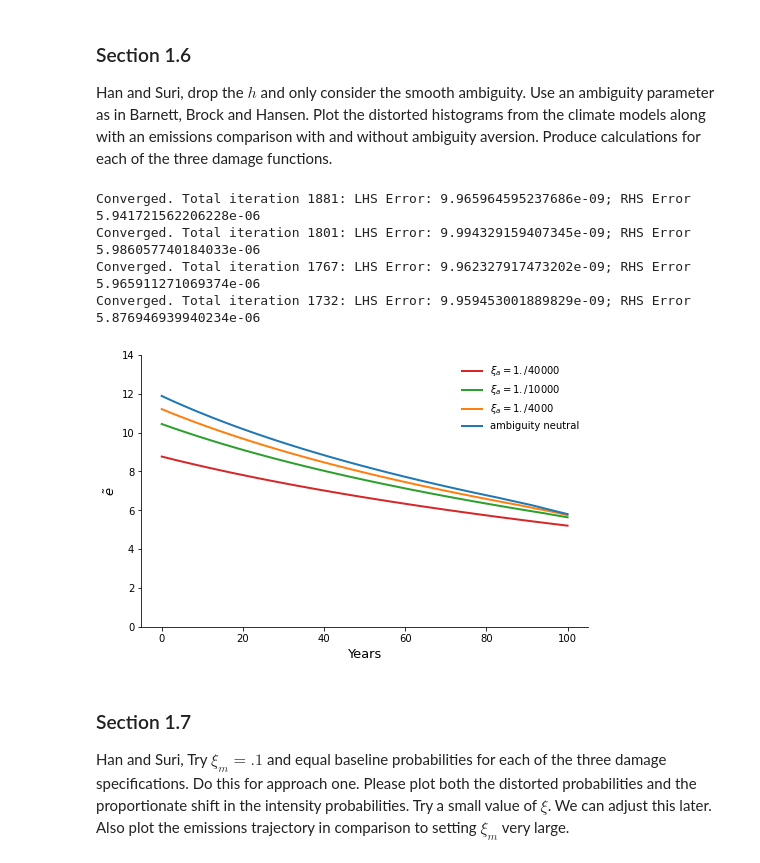
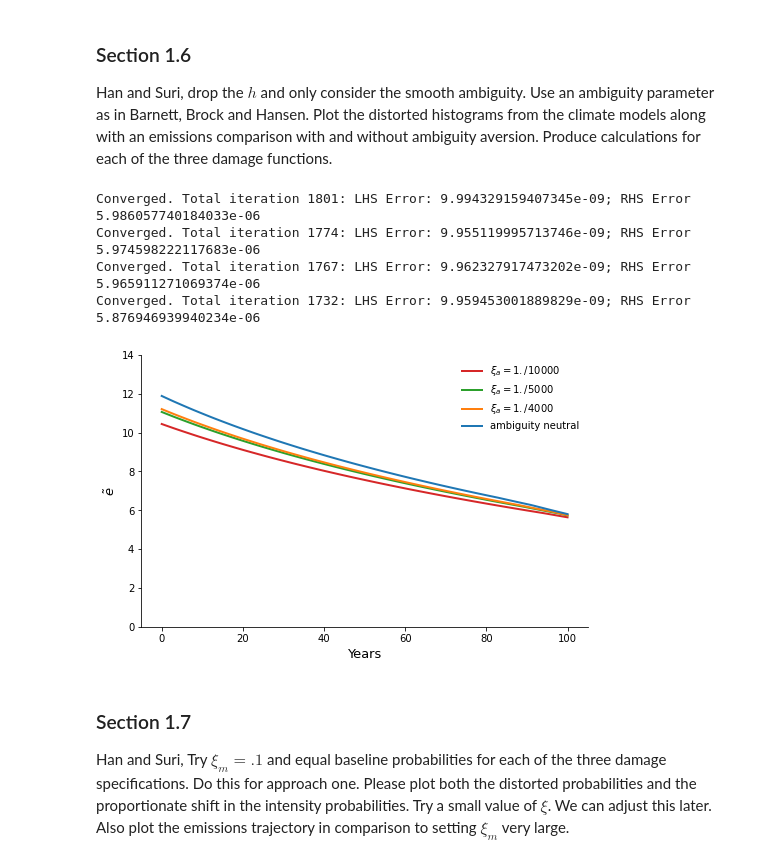
Before and after one commit to lphansen/ClimateUncertaintySpillover, a Jupyter notebook: notebook/experiment_plots.ipynb, the cells around one changed output. Saved outputs shown, nothing was run; the diff lists cells and outputs as text; code cells hidden in the pictures.

```diff
--- a/notebook/experiment_plots.ipynb
+++ b/notebook/experiment_plots.ipynb
@@ -100,7 +121,7 @@ Han and Suri, drop the $h$ and only consider the smooth ambiguity. Use an ambigu
 # Turn off misspecification
 
 ξ_1m = 1000.
-ξ_a_list = [1./40000, 1./10000, 1./4000, 1000]
+ξ_a_list = [1./10000, 1./5000, 1./4000, 1000]
 
 η = .032
 δ = .01
@@ -127,8 +148,8 @@ for ξ_a in ξ_a_list:
     e_tilde_list.append(model_res['e_tilde'])
     πc_list.append(model_res['πc'])
 # %% [output]
-Converged. Total iteration 1881: LHS Error: 9.965964595237686e-09; RHS Error 5.941721562206228e-06
 Converged. Total iteration 1801: LHS Error: 9.994329159407345e-09; RHS Error 5.986057740184033e-06
+Converged. Total iteration 1774: LHS Error: 9.955119995713746e-09; RHS Error 5.974598222117683e-06
 Converged. Total iteration 1767: LHS Error: 9.962327917473202e-09; RHS Error 5.965911271069374e-06
 Converged. Total iteration 1732: LHS Error: 9.959453001889829e-09; RHS Error 5.876946939940234e-06
 # %%
@@ -154,17 +175,17 @@ def draw_from_distribution(θ, π, num=100_000):
     return res[res!=0]
 # %%
 plt.figure(figsize=(8, 5))
-plt.plot(et_tilde_distorted_tiny, color='C3', label=r'$\xi_a = 1./40000$', linewidth=2.)
-plt.plot(et_tilde_distorted_small, color='C2', label=r'$\xi_a = 1./10000$', linewidth=2.)
+plt.plot(et_tilde_distorted_tiny, color='C3', label=r'$\xi_a = 1./10000$', linewidth=2.)
+plt.plot(et_tilde_distorted_small, color='C2', label=r'$\xi_a = 1./5000$', linewidth=2.)
 plt.plot(et_tilde_distorted, color='C1', label=r'$\xi_a = 1./4000$', linewidth=2.)
 plt.plot(et_tilde_baseline, color='C0', label='ambiguity neutral', linewidth=2.)
 plt.xlabel('Years', fontsize=13)
 plt.ylabel(r'$\tilde{e}$', fontsize=13)
 plt.legend(frameon=False, loc='upper right')
 plt.ylim(0, 14)
 plt.savefig('../plots/experiment/figure_2_weighted.pdf')
 # %% [output]
-[figure, old version]
+[figure, new version]
 # %% [markdown]
 ### Section 1.7
 Han and Suri, Try $\xi_m = .1$ and equal baseline probabilities for each of the three damage specifications. Do this for approach one. Please plot both the distorted probabilities and the proportionate shift in the intensity probabilities. Try a small value of $\xi$. We can adjust this later. Also plot the emissions trajectory in comparison to setting $\xi_m$ very large.
```
Also changed, not shown: parts of 4 cells of this notebook, 31 other files.
